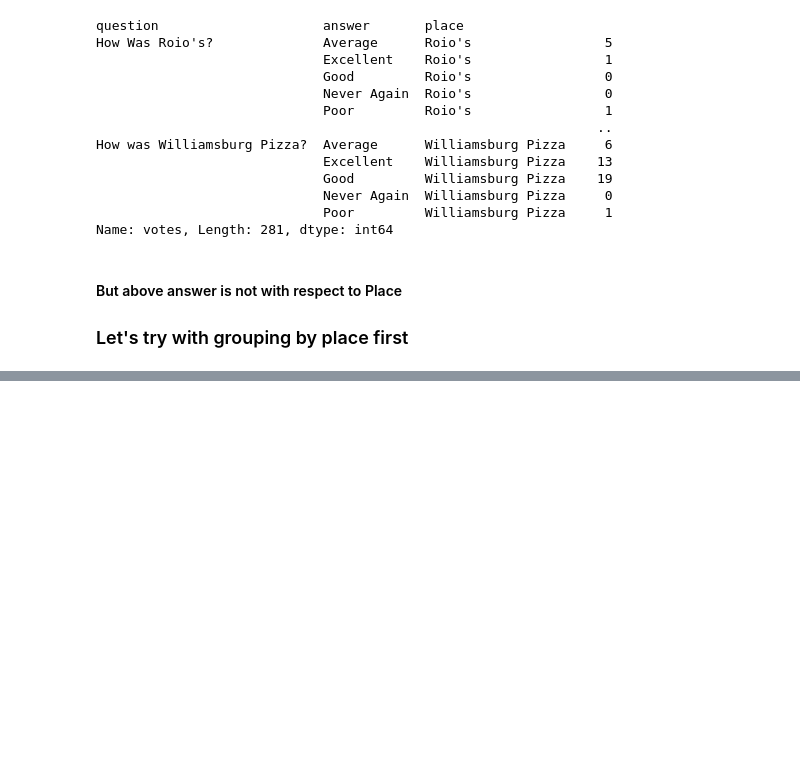
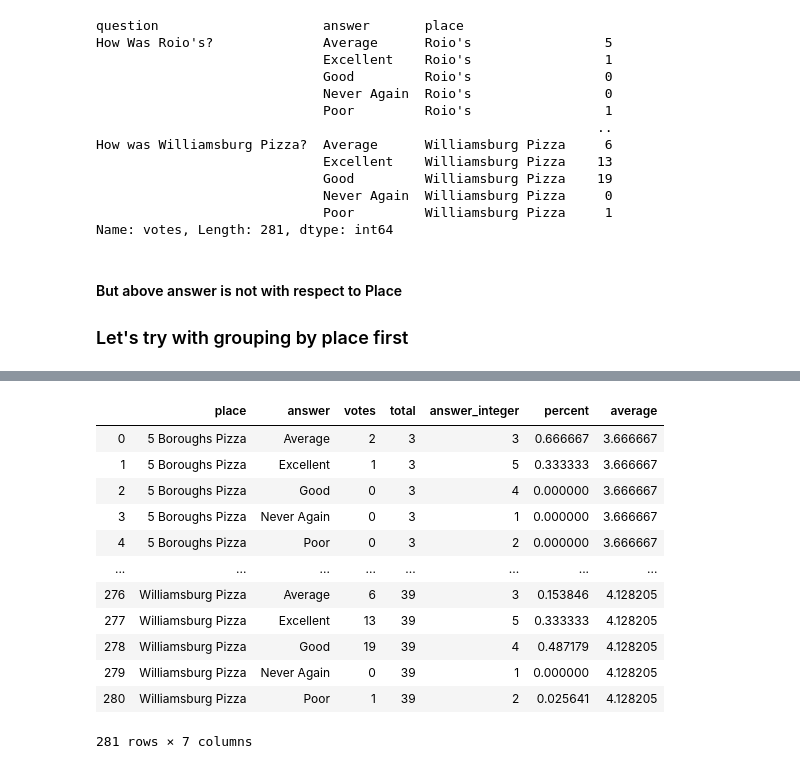
Before and after one commit to sayalidzambre/Learning, a Jupyter notebook: ML/Pizza_Ratings/Analyse_Pizza_in_Python.ipynb, the cells around one changed output, grey strips where cells are left out. Saved outputs shown, nothing was run; the diff lists cells and outputs as text; code cells hidden in the pictures; blank space fills up the shorter version.

```diff
--- a/ML/Pizza_Ratings/Analyse_Pizza_in_Python.ipynb
+++ b/ML/Pizza_Ratings/Analyse_Pizza_in_Python.ipynb
@@ -17,3 +20,5 @@ pizza_jared.head()
+# %%
+answer_orders = ["Never Again", "Poor", "Average", "Good", "Excellent"]
 # %% [markdown]
 ### Find Number of palces Pizza
 # %%
@@ -88,4 +93,4 @@ Name: votes, Length: 281, dtype: int64
 
 ### Let's try with grouping by place first
 # %%
-pizza_jared.groupby(['place', 'question', 'answer'],as_index=False)['votes'].sum()
+by_place_answer = pizza_jared.groupby(['place',  'answer'],as_index=False)['votes'].sum()
@@ -122,0 +114,25 @@ pizza_jared['vote_percent'] = pizza_jared['votes'] / pizza_jared['total_votes']
+# %%
+by_place_answer['total'] = by_place_answer.groupby('place')['votes'].transform(sum)
+by_place_answer['answer_integer'] = by_place_answer.answer.\
+                                astype(CategoricalDtype(categories=answer_orders, ordered=True)).\
+                                cat.rename_categories([1, 2, 3, 4, 5]).astype(int)
+by_place_answer['percent'] = by_place_answer['votes'] / by_place_answer['total']
+#by_place_answer['answer_integer'] = by_place_answer.answer.cat.codes
+by_place_answer['average'] = by_place_answer['answer_integer'] * by_place_answer['percent']
+by_place_answer['average'] = by_place_answer.groupby('place').average.transform('sum').astype(float)
+# %%
+by_place_answer
+# %% [output]
+|  | place | answer | votes | total | answer_integer | percent | average |
+| 0 | 5 Boroughs Pizza | Average | 2 | 3 | 3 | 0.666667 | 3.666667 |
+| 1 | 5 Boroughs Pizza | Excellent | 1 | 3 | 5 | 0.333333 | 3.666667 |
+| 2 | 5 Boroughs Pizza | Good | 0 | 3 | 4 | 0.000000 | 3.666667 |
+| 3 | 5 Boroughs Pizza | Never Again | 0 | 3 | 1 | 0.000000 | 3.666667 |
+| 4 | 5 Boroughs Pizza | Poor | 0 | 3 | 2 | 0.000000 | 3.666667 |
+| ... | ... | ... | ... | ... | ... | ... | ... |
+| 276 | Williamsburg Pizza | Average | 6 | 39 | 3 | 0.153846 | 4.128205 |
+| 277 | Williamsburg Pizza | Excellent | 13 | 39 | 5 | 0.333333 | 4.128205 |
+| 278 | Williamsburg Pizza | Good | 19 | 39 | 4 | 0.487179 | 4.128205 |
+| 279 | Williamsburg Pizza | Never Again | 0 | 39 | 1 | 0.000000 | 4.128205 |
+| 280 | Williamsburg Pizza | Poor | 1 | 39 | 2 | 0.025641 | 4.128205 |
+281 rows × 7 columns
```
Also changed, not shown: parts of 14 cells of this notebook.
